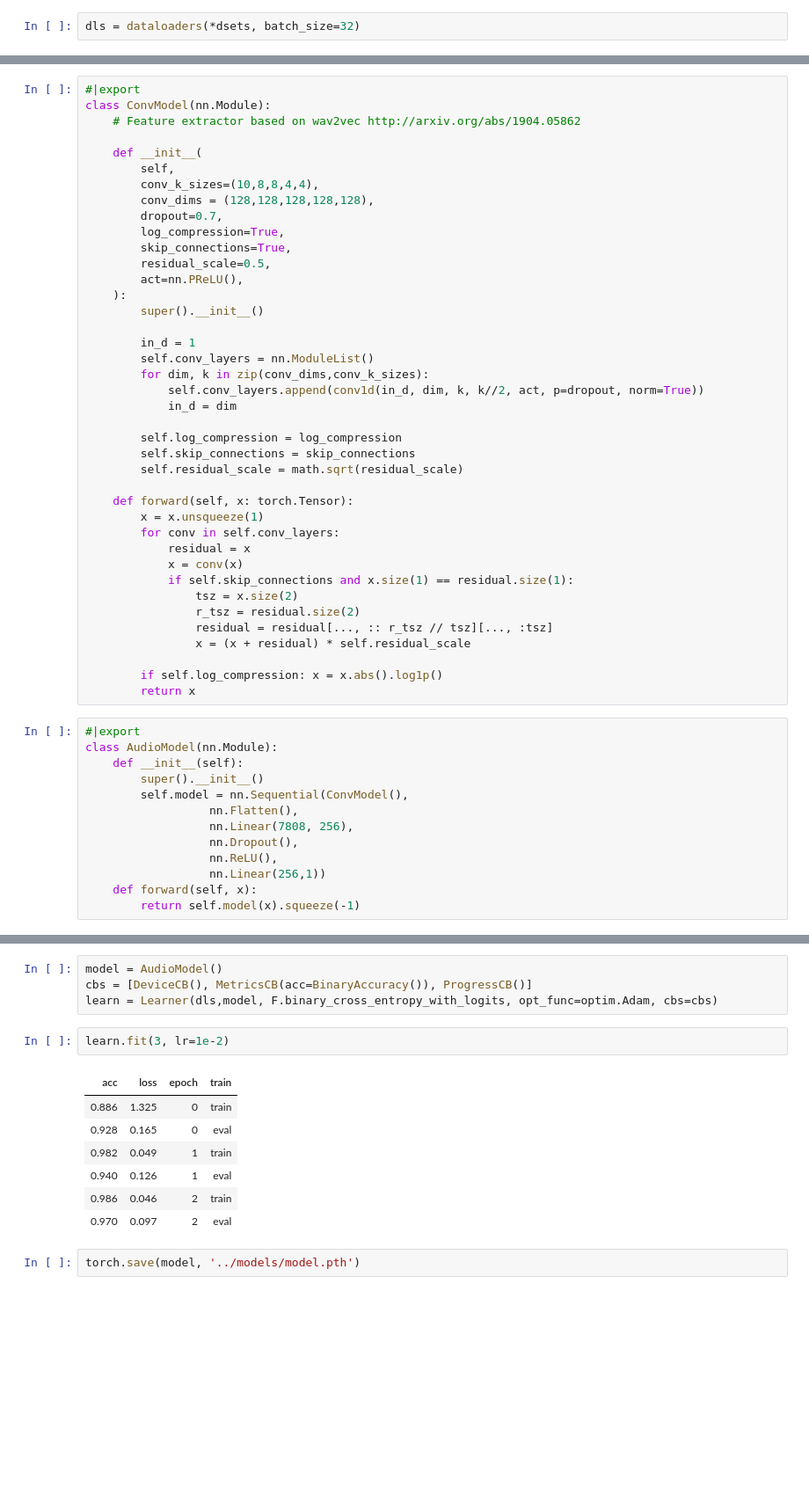
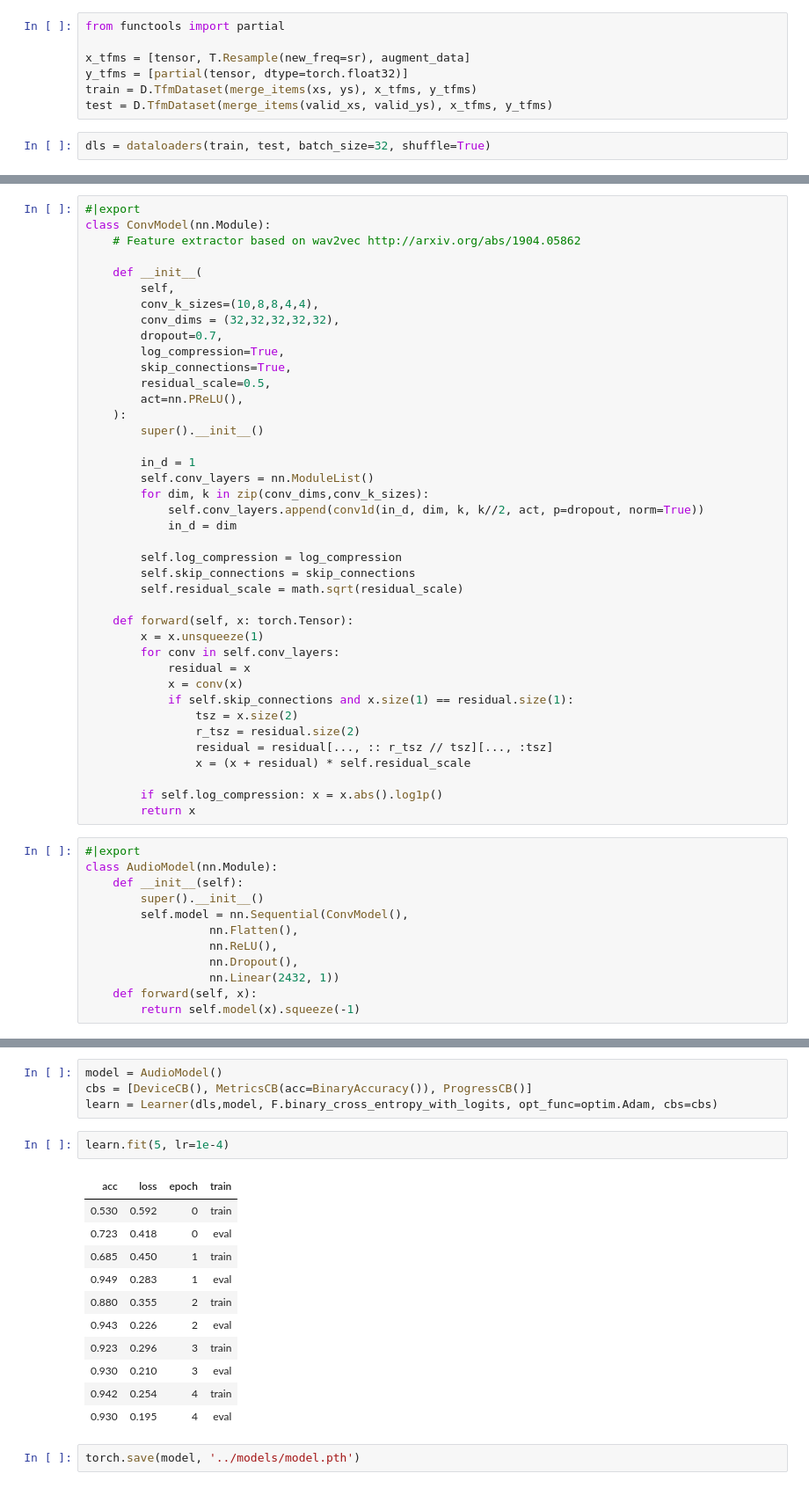
Before and after one commit to ssslakter/sounds, a Jupyter notebook: nbs/hits_02_model.ipynb, the cells around one changed output, grey strips where cells are left out. Shown at 88% size. Drawn from its saved outputs; the diff is of its cells as text; blank space fills up the shorter version.

```diff
--- a/nbs/hits_02_model.ipynb
+++ b/nbs/hits_02_model.ipynb
@@ -32,5 +38,12 @@ dsets = random_split_dataset(data.TfmDataset(merge_items(items, labels), x_tfms,
+# %%
+from functools import partial
+
+x_tfms = [tensor, T.Resample(new_freq=sr), augment_data]
+y_tfms = [partial(tensor, dtype=torch.float32)]
+train = D.TfmDataset(merge_items(xs, ys), x_tfms, y_tfms)
+test = D.TfmDataset(merge_items(valid_xs, valid_ys), x_tfms, y_tfms)
 # %%
-dls = dataloaders(*dsets, batch_size=32)
+dls = dataloaders(train, test, batch_size=32, shuffle=True)
 # %%
 xb,yb = next(iter(dls.train))
 # %%
@@ -212,7 +68,7 @@ class ConvModel(nn.Module):
     def __init__(
         self,
         conv_k_sizes=(10,8,8,4,4),
-        conv_dims = (128,128,128,128,128),
+        conv_dims = (32,32,32,32,32),
         dropout=0.7,
         log_compression=True,
         skip_connections=True,
@@ -251,10 +107,9 @@ class AudioModel(nn.Module):
         super().__init__()
         self.model = nn.Sequential(ConvModel(),
                   nn.Flatten(),
-                  nn.Linear(7808, 256),
+                  nn.ReLU(),
                   nn.Dropout(),
-                  nn.ReLU(),
-                  nn.Linear(256,1))
+                  nn.Linear(2432, 1))
     def forward(self, x):
         return self.model(x).squeeze(-1)
 # %%
@@ -264,15 +120,19 @@ model = AudioModel()
 cbs = [DeviceCB(), MetricsCB(acc=BinaryAccuracy()), ProgressCB()]
 learn = Learner(dls,model, F.binary_cross_entropy_with_logits, opt_func=optim.Adam, cbs=cbs)
 # %%
-learn.fit(3, lr=1e-2)
+learn.fit(5, lr=1e-4)
 # %% [output]
 | acc | loss | epoch | train |
-| 0.886 | 1.325 | 0 | train |
-| 0.928 | 0.165 | 0 | eval |
-| 0.982 | 0.049 | 1 | train |
-| 0.940 | 0.126 | 1 | eval |
-| 0.986 | 0.046 | 2 | train |
-| 0.970 | 0.097 | 2 | eval |
+| 0.530 | 0.592 | 0 | train |
+| 0.723 | 0.418 | 0 | eval |
+| 0.685 | 0.450 | 1 | train |
+| 0.949 | 0.283 | 1 | eval |
+| 0.880 | 0.355 | 2 | train |
+| 0.943 | 0.226 | 2 | eval |
+| 0.923 | 0.296 | 3 | train |
+| 0.930 | 0.210 | 3 | eval |
+| 0.942 | 0.254 | 4 | train |
+| 0.930 | 0.195 | 4 | eval |
 # %%
 torch.save(model, '../models/model.pth')
 # %% [markdown]
```
Also changed, not shown: parts of 20 cells of this notebook, 7 other files.
